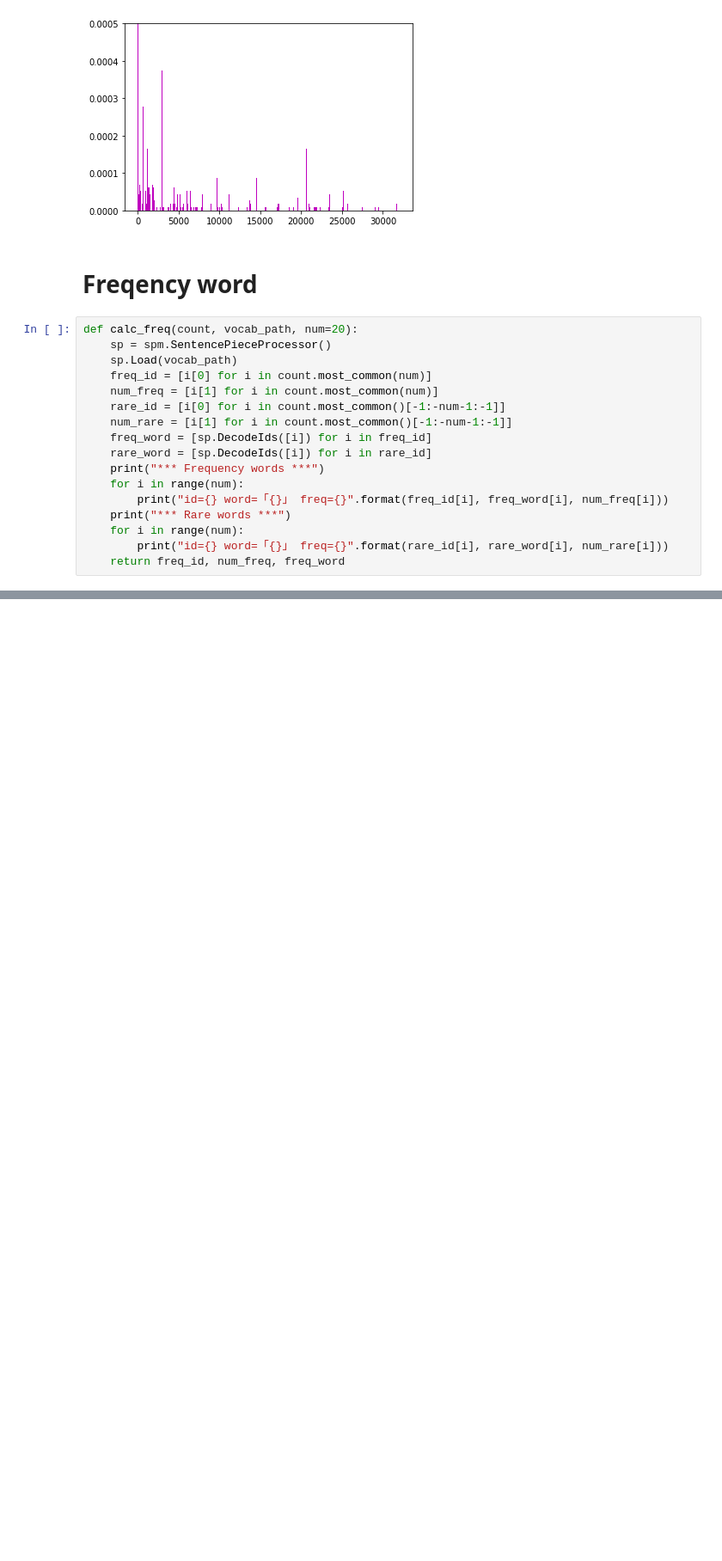
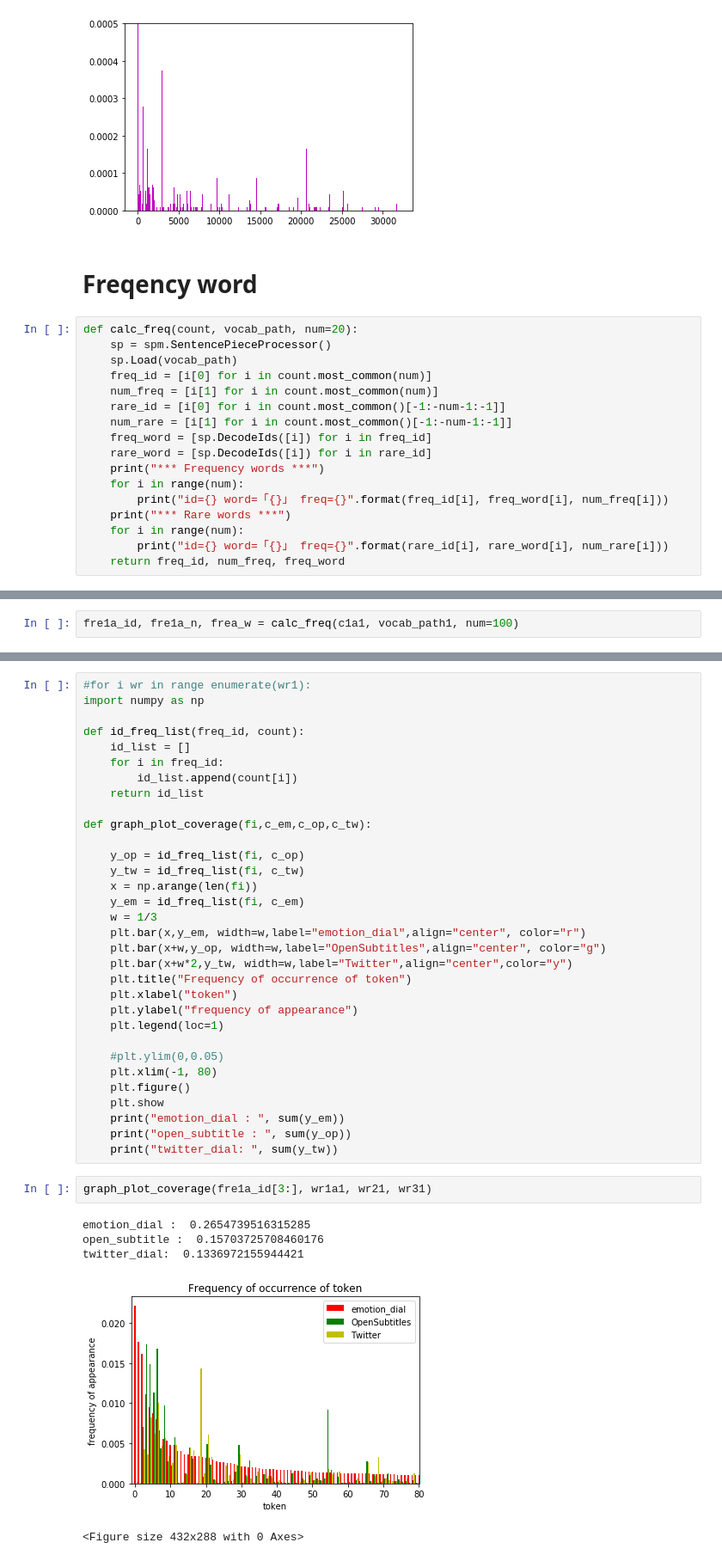
Before and after one commit to AsaiSara/Data_analysis, a Jupyter notebook: vocab_analyze.ipynb, the cells around one changed output, grey strips where cells are left out. Shown at 86% size. Saved outputs shown, nothing was run; the diff lists cells and outputs as text; blank space fills up the shorter version.

Commit message:
add calcurate vocab coverage top 100

```diff
--- a/vocab_analyze.ipynb
+++ b/vocab_analyze.ipynb
@@ -247,0 +248,2 @@ id=8056 word=「ぼけ」 freq=1
+# %%
+fre1a_id, fre1a_n, frea_w = calc_freq(c1a1, vocab_path1, num=100)
@@ -291,0 +312,40 @@ id=31036 word=「§」 freq=1
+# %%
+#for i wr in range enumerate(wr1):
+import numpy as np
+
+def id_freq_list(freq_id, count):
+    id_list = []
+    for i in freq_id:
+        id_list.append(count[i])
+    return id_list
+
+def graph_plot_coverage(fi,c_em,c_op,c_tw):
+
+    y_op = id_freq_list(fi, c_op)
+    y_tw = id_freq_list(fi, c_tw)
+    x = np.arange(len(fi))
+    y_em = id_freq_list(fi, c_em)
+    w = 1/3
+    plt.bar(x,y_em, width=w,label="emotion_dial",align="center", color="r")
+    plt.bar(x+w,y_op, width=w,label="OpenSubtitles",align="center", color="g")
+    plt.bar(x+w*2,y_tw, width=w,label="Twitter",align="center",color="y")
+    plt.title("Frequency of occurrence of token")
+    plt.xlabel("token")
+    plt.ylabel("frequency of appearance")
+    plt.legend(loc=1)
+
+    #plt.ylim(0,0.05)
+    plt.xlim(-1, 80)
+    plt.figure()
+    plt.show
+    print("emotion_dial : ", sum(y_em))
+    print("open_subtitle : ", sum(y_op))
+    print("twitter_dial: ", sum(y_tw))
+# %%
+graph_plot_coverage(fre1a_id[3:], wr1a1, wr21, wr31)
+# %% [output]
+emotion_dial :  0.2654739516315285
+open_subtitle :  0.15703725708460176
+twitter_dial:  0.1336972155944421
+[figure, added]
+<Figure size 432x288 with 0 Axes>
```
Also changed, not shown: parts of 10 cells of this notebook.
